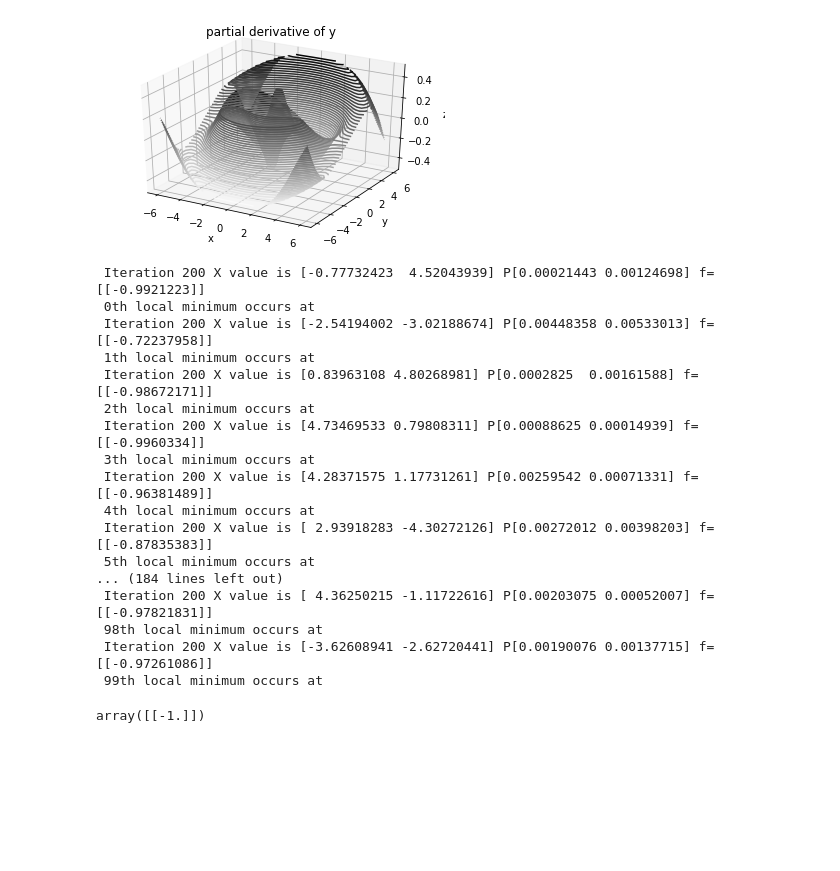
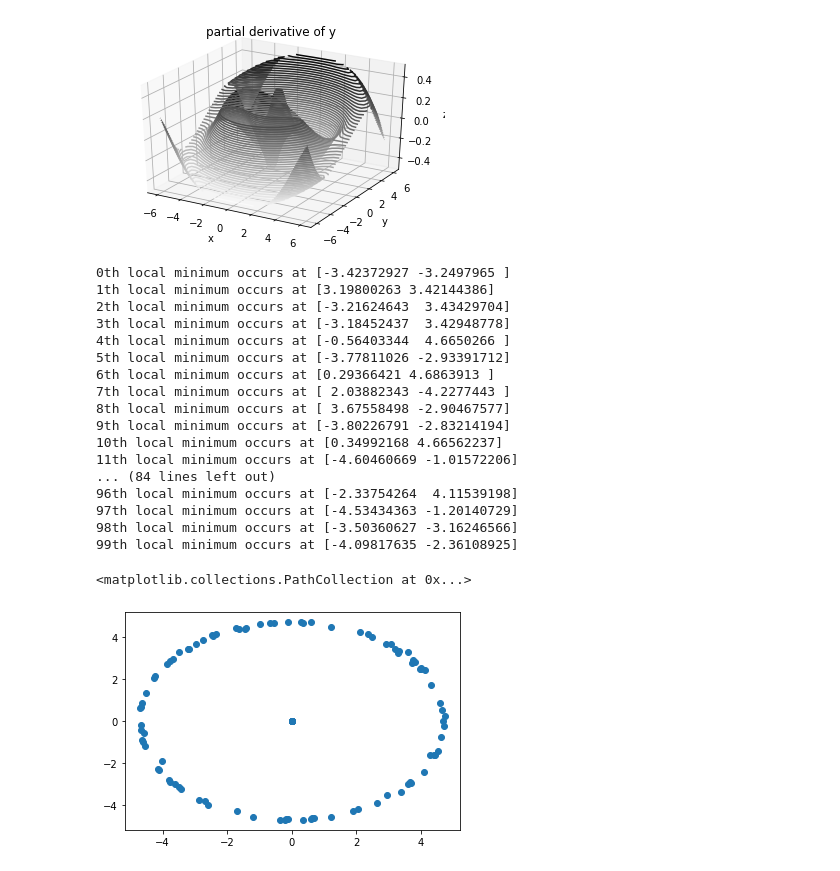
Before and after one commit to dolmani38/nash_loss, a Jupyter notebook: A_Continuos_Optimization_Algorithm_based_on_Fictitious_Play_Theory.ipynb, the cells around one changed output. Drawn from its saved outputs; the diff is of its cells as text; code cells hidden in the pictures; blank space fills up the shorter version.

```diff
--- a/A_Continuos_Optimization_Algorithm_based_on_Fictitious_Play_Theory.ipynb
+++ b/A_Continuos_Optimization_Algorithm_based_on_Fictitious_Play_Theory.ipynb
@@ -665,6 +669,7 @@ plt.show()
 [figure]
 # %%
 # gradient decent를 통한 f의 optimum 찾기...
+import random
 
 optimum_point = []
 
@@ -674,7 +679,7 @@ for i in range(100):
   rate = 0.01 # Learning rate
   precision = 0.000001 #This tells us when to stop the algorithm
   previous_step_size = 1 #
-  max_iters = 200 # maximum number of iterations
+  max_iters = 400 # maximum number of iterations
   iters = 0 #iteration counter
   df = numerucal_gradient(f,np.array(x)) #Gradient of our function
 
@@ -685,27 +690,23 @@ for i in range(100):
       previous_step_size = abs(cur_x - prev_x) #Change in x
       iters = iters+1 #iteration count
       #print("\r Iteration {} X value is {} P{} f={}".format(iters,cur_x,previous_step_size,f(cur_x)), end=" ", flush=True ) #Print iterations
-  print("\n {}th local minimum occurs at ".format(i, cur_x))
+  print("{}th local minimum occurs at {}".format(i, cur_x))
   optimum_point.append(cur_x)
 # %% [output]
- Iteration 200 X value is [-0.77732423  4.52043939] P[0.00021443 0.00124698] f=[[-0.9921223]]
- 0th local minimum occurs at
- Iteration 200 X value is [-2.54194002 -3.02188674] P[0.00448358 0.00533013] f=[[-0.72237958]]
- 1th local minimum occurs at
- Iteration 200 X value is [0.83963108 4.80268981] P[0.0002825  0.00161588] f=[[-0.98672171]]
- 2th local minimum occurs at
- Iteration 200 X value is [4.73469533 0.79808311] P[0.00088625 0.00014939] f=[[-0.9960334]]
- 3th local minimum occurs at
- Iteration 200 X value is [4.28371575 1.17731261] P[0.00259542 0.00071331] f=[[-0.96381489]]
- 4th local minimum occurs at
- Iteration 200 X value is [ 2.93918283 -4.30272126] P[0.00272012 0.00398203] f=[[-0.87835383]]
- 5th local minimum occurs at
-... (184 lines left out)
- Iteration 200 X value is [ 4.36250215 -1.11722616] P[0.00203075 0.00052007] f=[[-0.97821831]]
- 98th local minimum occurs at
- Iteration 200 X value is [-3.62608941 -2.62720441] P[0.00190076 0.00137715] f=[[-0.97261086]]
- 99th local minimum occurs at
+0th local minimum occurs at [-3.42372927 -3.2497965 ]
+1th local minimum occurs at [3.19800263 3.42144386]
+2th local minimum occurs at [-3.21624643  3.43429704]
+3th local minimum occurs at [-3.18452437  3.42948778]
+4th local minimum occurs at [-0.56403344  4.6650266 ]
+5th local minimum occurs at [-3.77811026 -2.93391712]
+6th local minimum occurs at [0.29366421 4.6863913 ]
+7th local minimum occurs at [ 2.03882343 -4.2277443 ]
+8th local minimum occurs at [ 3.67558498 -2.90467577]
+9th local minimum occurs at [-3.80226791 -2.83214194]
+10th local minimum occurs at [0.34992168 4.66562237]
+11th local minimum occurs at [-4.60460669 -1.01572206]
+... (84 lines left out)
+96th local minimum occurs at [-2.33754264  4.11539198]
+97th local minimum occurs at [-4.53434363 -1.20140729]
+98th local minimum occurs at [-3.50360627 -3.16246566]
+99th local minimum occurs at [-4.09817635 -2.36108925]
-# %%
-f(np.asarray([25.54656191,25.54656191]))
-# %% [output]
-array([[-1.]])
@@ -726 +713,7 @@ plt.show()
+# %%
+p = np.asarray(optimum_point)
+plt.scatter(x=p[:,0],y=p[:,1])
+# %% [output]
+<matplotlib.collections.PathCollection at 0x...>
+[figure, added]
 # %%
```
Also changed, not shown: parts of 26 cells of this notebook.
